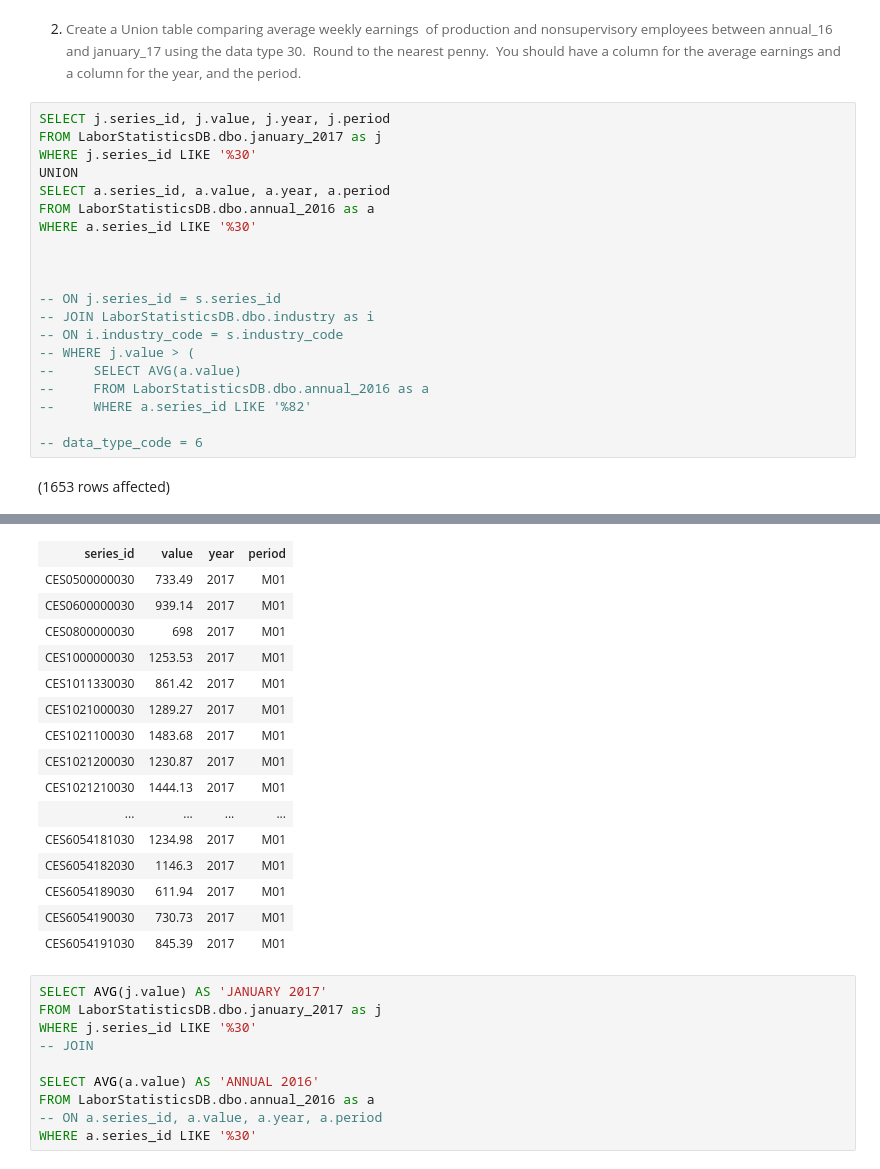
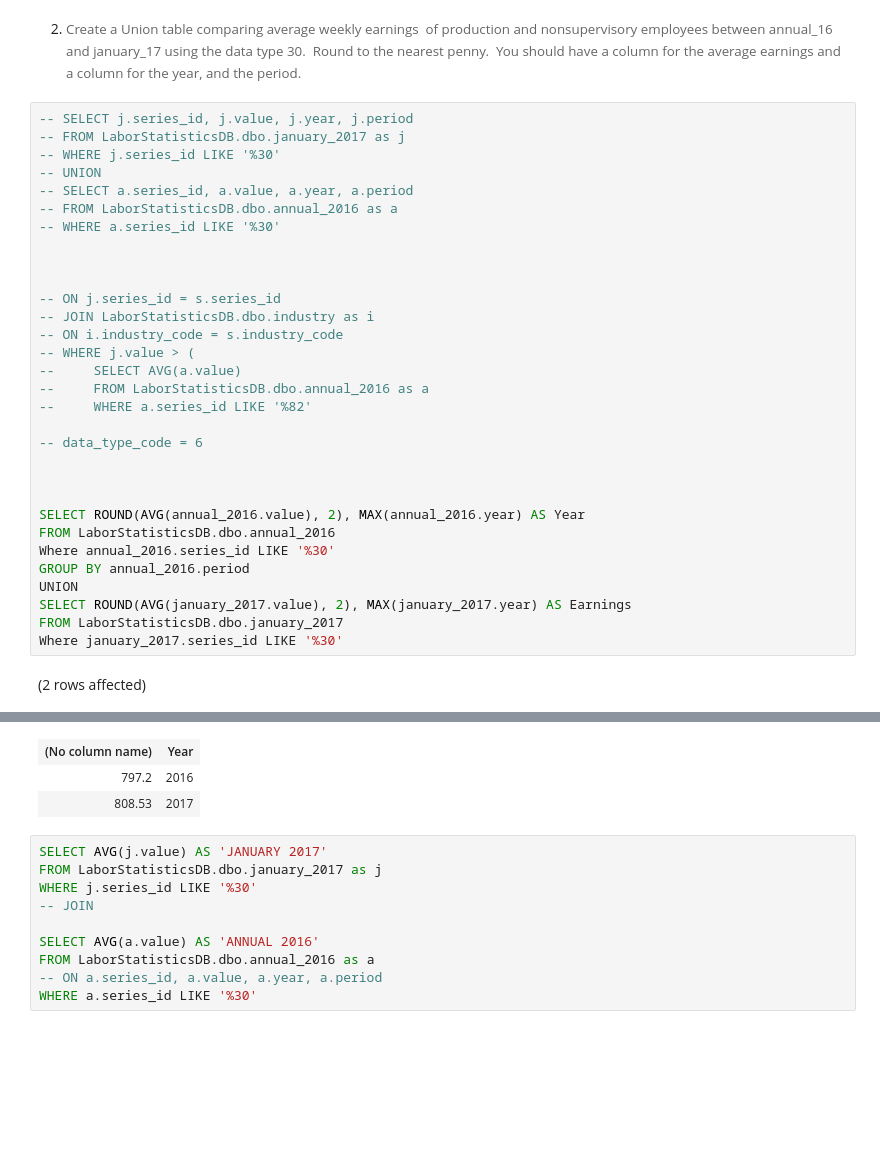
Before and after one commit to ashhsing/Assignment3_9to5, a Jupyter notebook: 9to5.ipynb, the cells around one changed output, grey strips where cells are left out. Cells and saved outputs as stored; diff of their text form; blank space fills up the shorter version.

```diff
--- a/9to5.ipynb
+++ b/9to5.ipynb
@@ -414,13 +418,13 @@ Total execution time: 00:00:14.898
 # %% [markdown]
 2. <span style="background-color: rgb(255, 255, 255); font-size: 10pt; white-space: pre-wrap; color: rgb(102, 102, 102); font-family: Arvo, serif;">Create a Union table comparing average weekly earnings&nbsp; of production and nonsupervisory employees between annual_16 and january_17 using the data type 30.&nbsp; Round to the nearest penny.&nbsp; You should have a column for the average earnings and a column for the year, and the period.</span>
 # %%
-SELECT j.series_id, j.value, j.year, j.period
-FROM LaborStatisticsDB.dbo.january_2017 as j
-WHERE j.series_id LIKE '%30'
-UNION
-SELECT a.series_id, a.value, a.year, a.period
-FROM LaborStatisticsDB.dbo.annual_2016 as a
-WHERE a.series_id LIKE '%30'
+-- SELECT j.series_id, j.value, j.year, j.period
+-- FROM LaborStatisticsDB.dbo.january_2017 as j
+-- WHERE j.series_id LIKE '%30'
+-- UNION
+-- SELECT a.series_id, a.value, a.year, a.period
+-- FROM LaborStatisticsDB.dbo.annual_2016 as a
+-- WHERE a.series_id LIKE '%30'
 
 
 
@@ -433,5 +437,16 @@ WHERE a.series_id LIKE '%30'
 --     WHERE a.series_id LIKE '%82'
 
 -- data_type_code = 6
+
+
+
+SELECT ROUND(AVG(annual_2016.value), 2), MAX(annual_2016.year) AS Year
+FROM LaborStatisticsDB.dbo.annual_2016
+Where annual_2016.series_id LIKE '%30'
+GROUP BY annual_2016.period
+UNION
+SELECT ROUND(AVG(january_2017.value), 2), MAX(january_2017.year) AS Earnings
+FROM LaborStatisticsDB.dbo.january_2017
+Where january_2017.series_id LIKE '%30'
 # %% [output]
-(1653 rows affected)
+(2 rows affected)
@@ -439,19 +454,6 @@ Total execution time: 00:00:07.942
-| series_id | value | year | period |
-| CES0500000030 | 733.49 | 2017 | M01 |
-| CES0600000030 | 939.14 | 2017 | M01 |
-| CES0800000030 | 698 | 2017 | M01 |
-| CES1000000030 | 1253.53 | 2017 | M01 |
-| CES1011330030 | 861.42 | 2017 | M01 |
-| CES1021000030 | 1289.27 | 2017 | M01 |
-| CES1021100030 | 1483.68 | 2017 | M01 |
-| CES1021200030 | 1230.87 | 2017 | M01 |
-| CES1021210030 | 1444.13 | 2017 | M01 |
-| ... | ... | ... | ... |
-| CES6054181030 | 1234.98 | 2017 | M01 |
-| CES6054182030 | 1146.3 | 2017 | M01 |
-| CES6054189030 | 611.94 | 2017 | M01 |
-| CES6054190030 | 730.73 | 2017 | M01 |
-| CES6054191030 | 845.39 | 2017 | M01 |
+| (No column name) | Year |
+| 797.2 | 2016 |
+| 808.53 | 2017 |
 # %%
 SELECT AVG(j.value) AS 'JANUARY 2017'
 FROM LaborStatisticsDB.dbo.january_2017 as j
```
Also changed, not shown: parts of 5 cells of this notebook.
